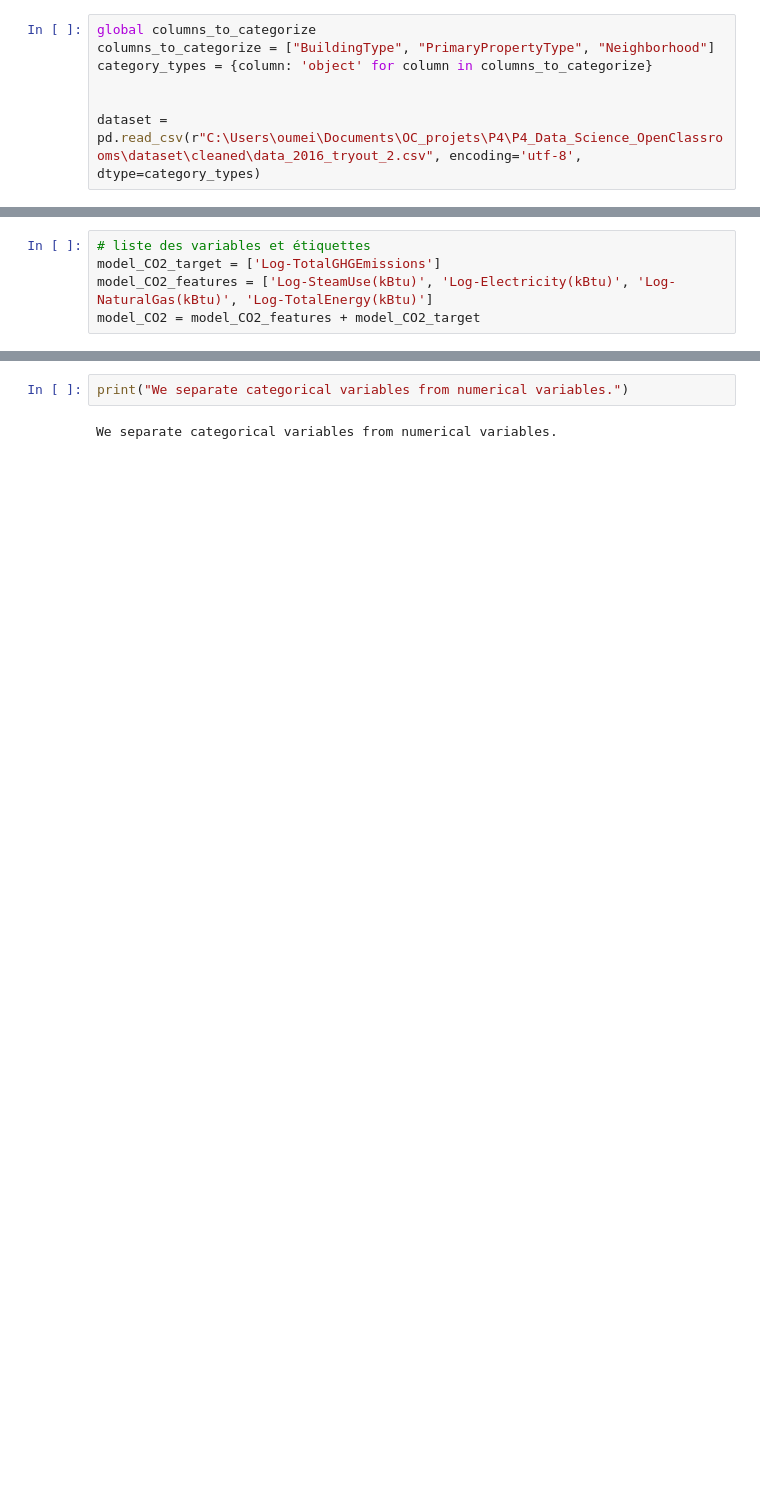
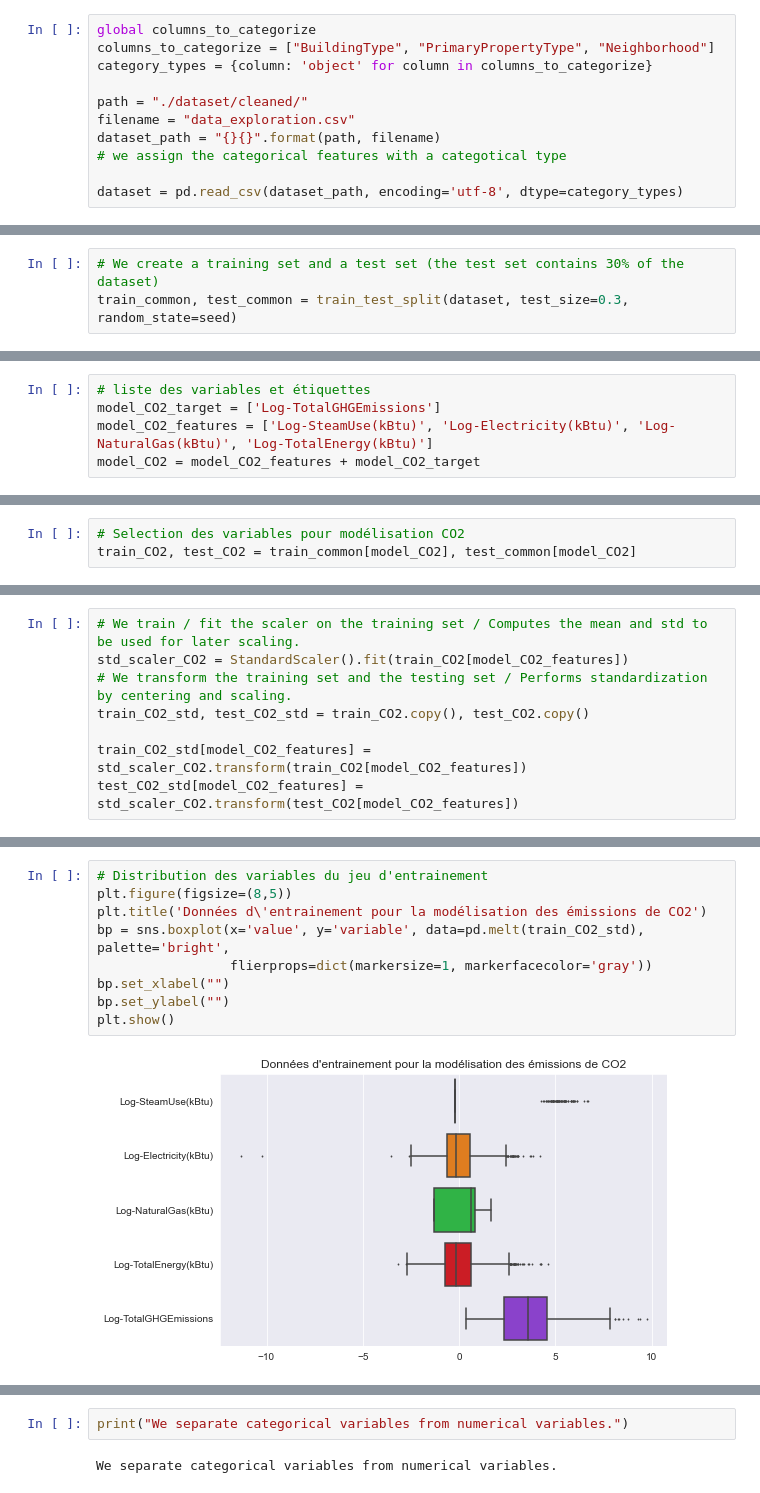
Before and after one commit to oumeima-elgharbi/P4_Data_Science_OpenClassrooms, a Jupyter notebook: P4_03_feature_engineering.ipynb, the cells around one changed output, grey strips where cells are left out. Saved outputs shown, nothing was run; the diff lists cells and outputs as text; blank space fills up the shorter version.

```diff
--- a/P4_03_feature_engineering.ipynb
+++ b/P4_03_feature_engineering.ipynb
@@ -95,8 +95,12 @@ global columns_to_categorize
 columns_to_categorize = ["BuildingType", "PrimaryPropertyType", "Neighborhood"]
 category_types = {column: 'object' for column in columns_to_categorize}
 
+path = "./dataset/cleaned/"
+filename = "data_exploration.csv"
+dataset_path = "{}{}".format(path, filename)
+# we assign the categorical features with a categotical type
 
-dataset = pd.read_csv(r"C:\Users\oumei\Documents\OC_projets\P4\P4_Data_Science_OpenClassrooms\dataset\cleaned\data_2016_tryout_2.csv", encoding='utf-8', dtype=category_types)
+dataset = pd.read_csv(dataset_path, encoding='utf-8', dtype=category_types)
 # %%
 dataset.shape
 # %% [output]
@@ -166,0 +141,3 @@ data = dataset.drop(['ENERGYSTARScore'], axis=1).copy()
+# %%
+# We create a training set and a test set (the test set contains 30% of the dataset)
+train_common, test_common = train_test_split(dataset, test_size=0.3,  random_state=seed)
@@ -219,0 +195,3 @@ from sklearn.preprocessing import StandardScaler, OneHotEncoder
+# %%
+# Selection des variables pour modélisation CO2
+train_CO2, test_CO2 = train_common[model_CO2], test_common[model_CO2]
@@ -219,0 +232,8 @@ from sklearn.preprocessing import StandardScaler, OneHotEncoder
+# %%
+# We train / fit the scaler on the training set / Computes the mean and std to be used for later scaling.
+std_scaler_CO2 = StandardScaler().fit(train_CO2[model_CO2_features])
+# We transform the training set and the testing set / Performs standardization by centering and scaling.
+train_CO2_std, test_CO2_std = train_CO2.copy(), test_CO2.copy()
+
+train_CO2_std[model_CO2_features] = std_scaler_CO2.transform(train_CO2[model_CO2_features])
+test_CO2_std[model_CO2_features] = std_scaler_CO2.transform(test_CO2[model_CO2_features])
@@ -219,0 +276,11 @@ from sklearn.preprocessing import StandardScaler, OneHotEncoder
+# %%
+# Distribution des variables du jeu d'entrainement
+plt.figure(figsize=(8,5))
+plt.title('Données d\'entrainement pour la modélisation des émissions de CO2')
+bp = sns.boxplot(x='value', y='variable', data=pd.melt(train_CO2_std), palette='bright',
+                 flierprops=dict(markersize=1, markerfacecolor='gray'))
+bp.set_xlabel("")
+bp.set_ylabel("")
+plt.show()
+# %% [output]
+[figure, added]
```
Also changed, not shown: parts of 84 cells of this notebook, 2 other files.
